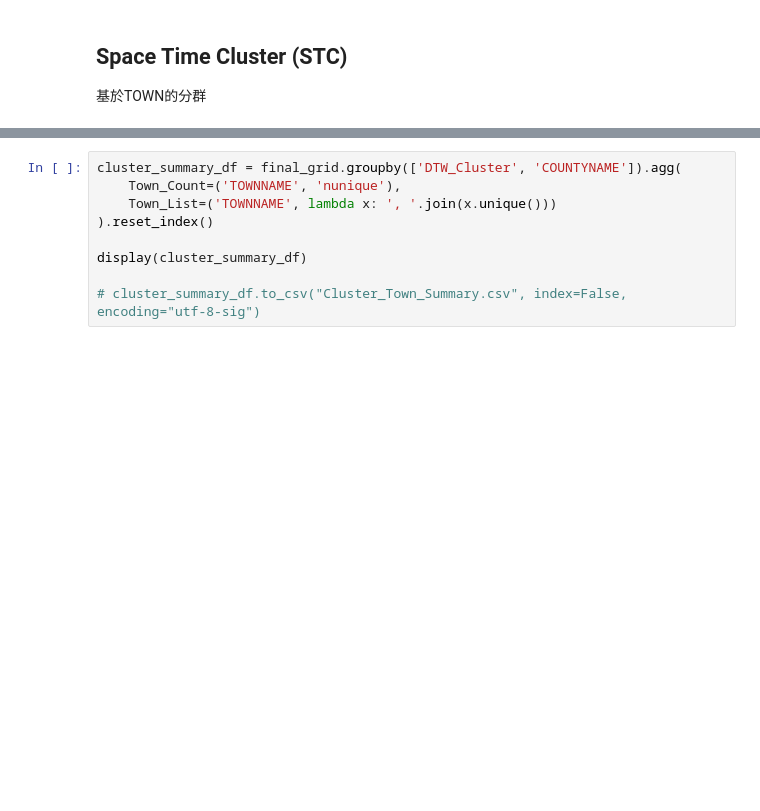
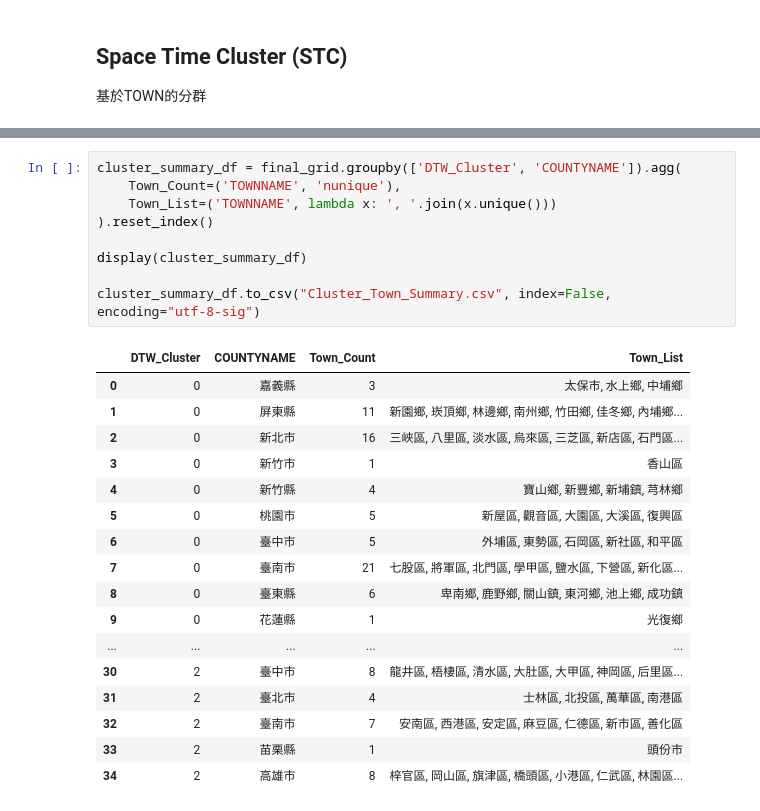
Before and after one commit to kennywang112/ST-RTA, a Jupyter notebook: ModelsV7/EHSA.ipynb, the cells around one changed output, grey strips where cells are left out. Cells and saved outputs as stored; diff of their text form; blank space fills up the shorter version.

```diff
--- a/ModelsV7/EHSA.ipynb
+++ b/ModelsV7/EHSA.ipynb
@@ -225,12 +284,30 @@ for cluster_id in clusters:
 # %%
 cluster_summary_df = final_grid.groupby(['DTW_Cluster', 'COUNTYNAME']).agg(
     Town_Count=('TOWNNAME', 'nunique'),
     Town_List=('TOWNNAME', lambda x: ', '.join(x.unique()))
 ).reset_index()
 
 display(cluster_summary_df)
 
-# cluster_summary_df.to_csv("Cluster_Town_Summary.csv", index=False, encoding="utf-8-sig")
+cluster_summary_df.to_csv("Cluster_Town_Summary.csv", index=False, encoding="utf-8-sig")
+# %% [output]
+|  | DTW_Cluster | COUNTYNAME | Town_Count | Town_List |
+| 0 | 0 | 嘉義縣 | 3 | 太保市, 水上鄉, 中埔鄉 |
+| 1 | 0 | 屏東縣 | 11 | 新園鄉, 崁頂鄉, 林邊鄉, 南州鄉, 竹田鄉, 佳冬鄉, 內埔鄉... |
+| 2 | 0 | 新北市 | 16 | 三峽區, 八里區, 淡水區, 烏來區, 三芝區, 新店區, 石門區... |
+| 3 | 0 | 新竹市 | 1 | 香山區 |
+| 4 | 0 | 新竹縣 | 4 | 寶山鄉, 新豐鄉, 新埔鎮, 芎林鄉 |
+| 5 | 0 | 桃園市 | 5 | 新屋區, 觀音區, 大園區, 大溪區, 復興區 |
+| 6 | 0 | 臺中市 | 5 | 外埔區, 東勢區, 石岡區, 新社區, 和平區 |
+| 7 | 0 | 臺南市 | 21 | 七股區, 將軍區, 北門區, 學甲區, 鹽水區, 下營區, 新化區... |
+| 8 | 0 | 臺東縣 | 6 | 卑南鄉, 鹿野鄉, 關山鎮, 東河鄉, 池上鄉, 成功鎮 |
+| 9 | 0 | 花蓮縣 | 1 | 光復鄉 |
+| ... | ... | ... | ... | ... |
+| 30 | 2 | 臺中市 | 8 | 龍井區, 梧棲區, 清水區, 大肚區, 大甲區, 神岡區, 后里區... |
+| 31 | 2 | 臺北市 | 4 | 士林區, 北投區, 萬華區, 南港區 |
+| 32 | 2 | 臺南市 | 7 | 安南區, 西港區, 安定區, 麻豆區, 仁德區, 新市區, 善化區 |
+| 33 | 2 | 苗栗縣 | 1 | 頭份市 |
+| 34 | 2 | 高雄市 | 8 | 梓官區, 岡山區, 旗津區, 橋頭區, 小港區, 仁武區, 林園區... |
 # %%
 import seaborn as sns
 
```
Also changed, not shown: parts of 12 cells of this notebook, 6 other files.
